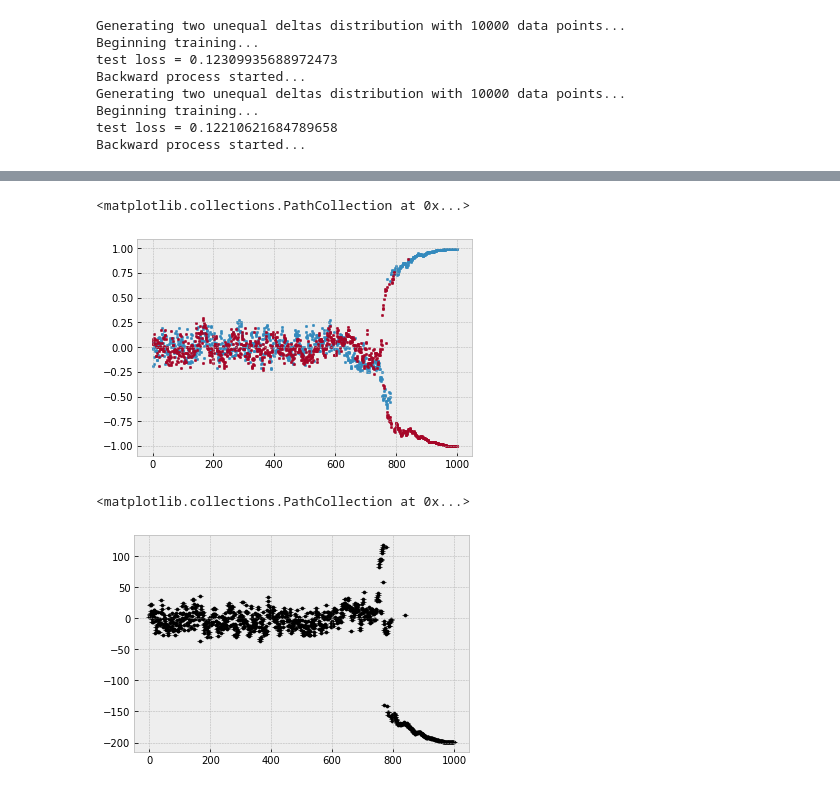
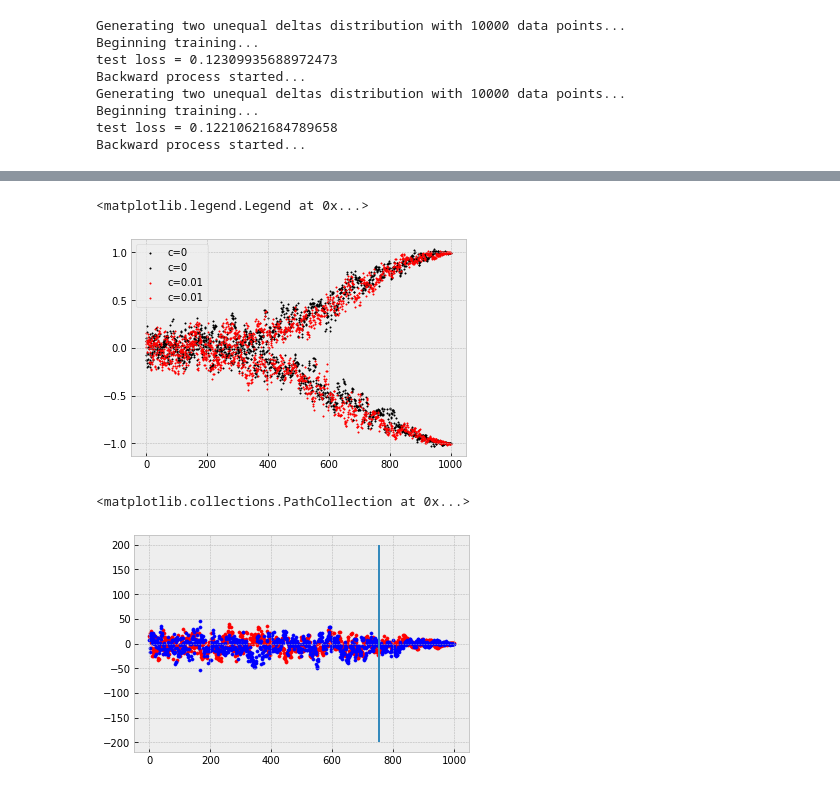
Before and after one commit to W-physics/Tesis, a Jupyter notebook: Critical_time.ipynb, the cells around one changed output, grey strips where cells are left out. Saved outputs shown, nothing was run; the diff lists cells and outputs as text; code cells hidden in the pictures.

```diff
--- a/Critical_time.ipynb
+++ b/Critical_time.ipynb
@@ -72,0 +56,21 @@ for t in range(timesteps):
+# %%
+mask1_pos = distros1[-1, :] >= 0
+mask1_neg = ~mask1_pos
+mask2_pos = distros2[-1, :] >= 0
+mask2_neg = ~mask2_pos
+
+distros_split = [
+    distros1[:, mask1_pos],
+    distros1[:, mask1_neg],
+    distros2[:, mask2_pos],
+    distros2[:, mask2_neg],
+]
+
+xmax = np.zeros((4, timesteps))
+
+for t in range(timesteps):
+
+    for i, d in enumerate(distros_split):
+        kernel = gaussian_kde(d[t])
+        y = kernel(x)
+        xmax[i, t] = x[np.argmax(y)]
@@ -73,15 +85,28 @@ for t in range(timesteps):
 # %%
-size = 6
-plt.scatter(range(timesteps),xmax_1, s=size)
-plt.scatter(range(timesteps),xmax_2, s=size)
+size = 2
+for i in range(4):
+    if i < 2:
+        color ='k'
+        label ='c=0'
+    else:
+        color='r'
+        label='c=0.01'
+    plt.scatter(range(timesteps),xmax[i], s=size, color=color, label=label)
+
+plt.legend()
 # %% [output]
-<matplotlib.collections.PathCollection at 0x...>
+<matplotlib.legend.Legend at 0x...>
-[figure, old version]
+[figure, new version]
 # %%
-suceptibility = (xmax_2 - xmax_1) / h
+h = 0.01
 
-plt.errorbar(range(timesteps),suceptibility,yerr=h**2,fmt=" k",ms=5,capsize=3,alpha=0.4)
-plt.scatter(range(timesteps),suceptibility,c="k",s=10)
+suceptibility_pos = (xmax[2] - xmax[0]) / h
+suceptibility_neg = (xmax[3] - xmax[1]) /h
+
+plt.vlines(timesteps-246,ymin=-200, ymax=200)
+#plt.errorbar(range(timesteps),suceptibility,yerr=h**2,fmt=" k",ms=5,capsize=3,alpha=0.4)
+plt.scatter(range(timesteps),suceptibility_pos,c="r",s=10)
+plt.scatter(range(timesteps),suceptibility_neg,c="b",s=10)
 # %% [output]
 <matplotlib.collections.PathCollection at 0x...>
-[figure, old version]
+[figure, new version]
```
Also changed, not shown: parts of 6 cells of this notebook.
